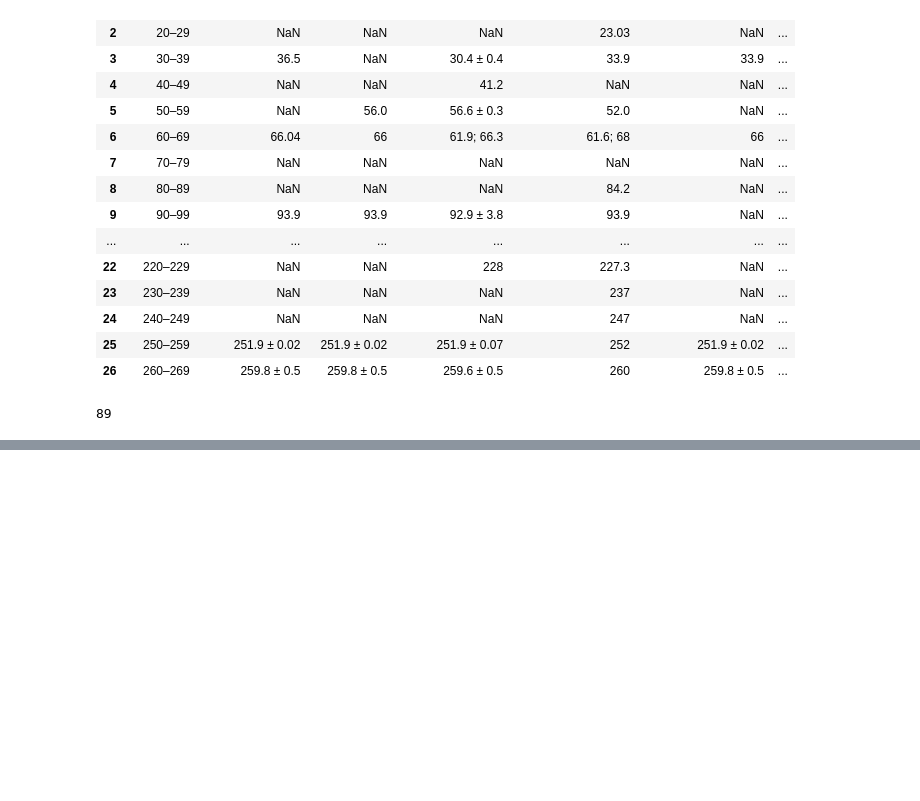
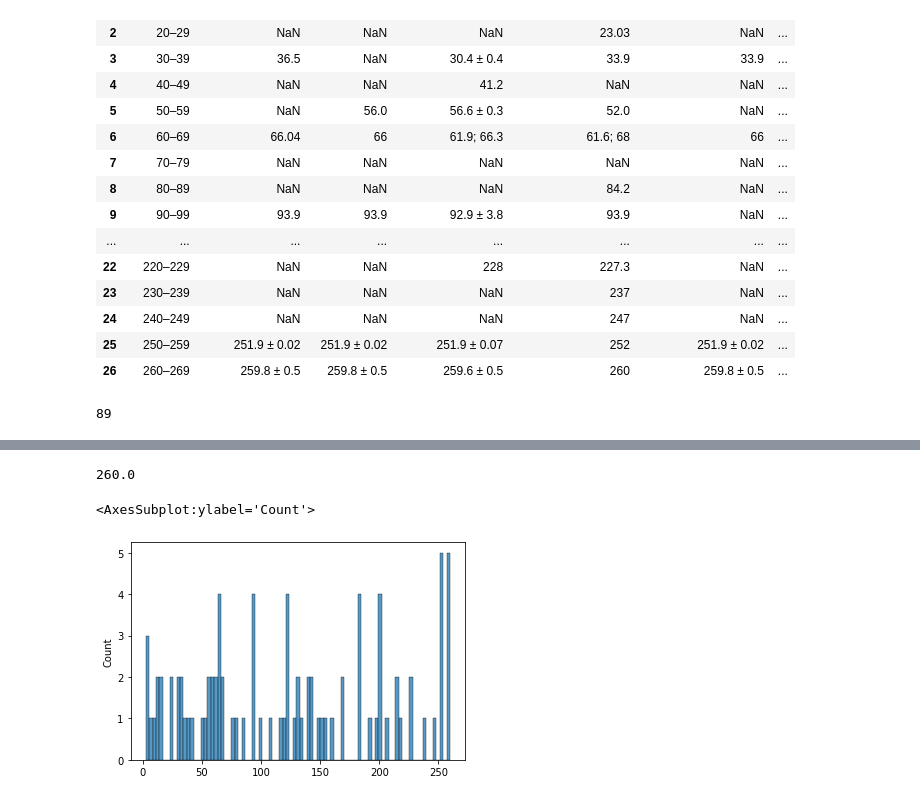
Before and after one commit to ieferreira/geological-menagerie, a Jupyter notebook: PulsesEarth/pulsesEarth.ipynb, the cells around one changed output, grey strips where cells are left out. Saved outputs shown, nothing was run; the diff lists cells and outputs as text; code cells hidden in the pictures; blank space fills up the shorter version.

```diff
--- a/PulsesEarth/pulsesEarth.ipynb
+++ b/PulsesEarth/pulsesEarth.ipynb
@@ -159,0 +132,9 @@ The file will have its original line endings in your working directory
+# %%
+max(cleaned_dates)
+# %% [output]
+260.0
+# %%
+sns.histplot(cleaned_dates, bins=89)
+# %% [output]
+<AxesSubplot:ylabel='Count'>
+[figure, added]
```
Also changed, not shown: parts of 16 cells of this notebook, 1 other file.
